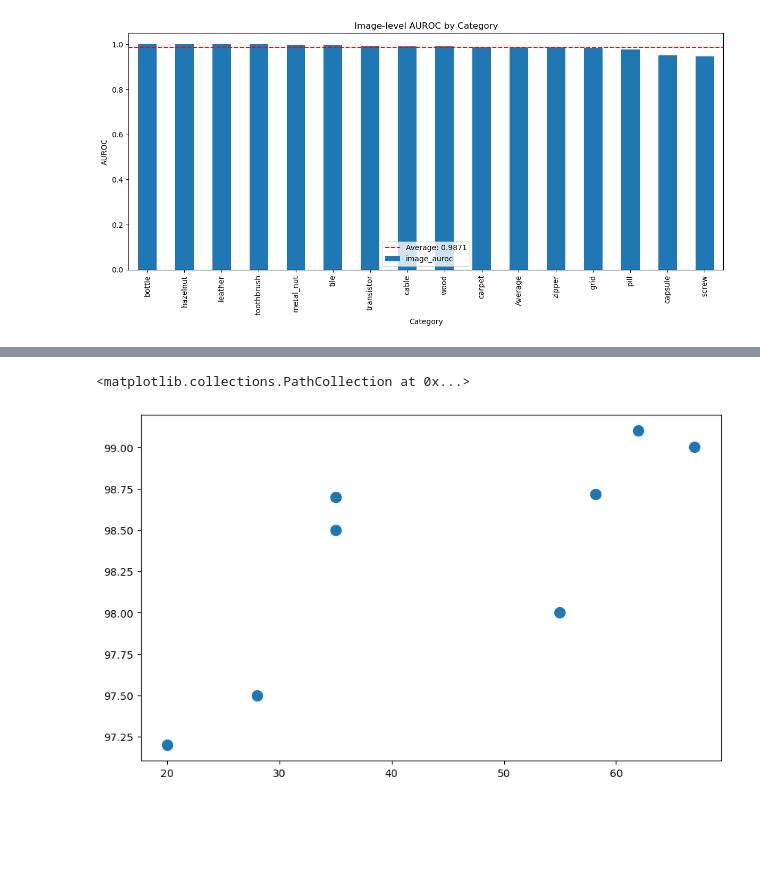
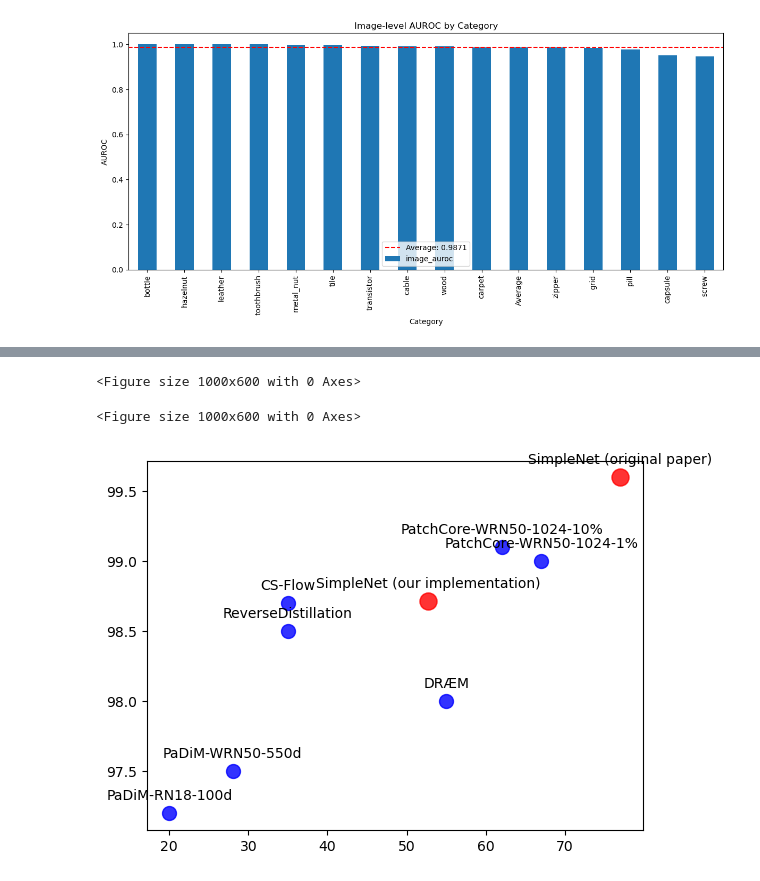
Before and after one commit to b21827541/Deep-Learning---SimpleNet, a Jupyter notebook: Untitled.ipynb, the cells around one changed output, grey strips where cells are left out. Cells and saved outputs as stored; diff of their text form; code cells hidden in the pictures; blank space fills up the shorter version.

```diff
--- a/Untitled.ipynb
+++ b/Untitled.ipynb
@@ -822,8 +828,28 @@ fps_comparison = pd.DataFrame({
 
 # Plot FPS vs AUROC
 plt.figure(figsize=(10, 6))
-plt.scatter(fps_comparison['FPS'], fps_comparison['AUROC'] * 100, s=100)
 # %% [output]
-<matplotlib.collections.PathCollection at 0x...>
+<Figure size 1000x600 with 0 Axes>
-[figure, removed]
+<Figure size 1000x600 with 0 Axes>
+# %%
+# Create a custom color map for our implementations vs others
+colors = ['r' if 'SimpleNet' in method else 'b' for method in fps_comparison.index]
+sizes = [150 if 'SimpleNet' in method else 100 for method in fps_comparison.index]
+
+# Plot with custom colors and sizes
+for i, method in enumerate(fps_comparison.index):
+    plt.scatter(fps_comparison['FPS'][method],
+                fps_comparison['AUROC'][method] * 100,
+                s=sizes[i],
+                c=colors[i],
+                alpha=0.8)
+
+    # Add annotations
+    plt.annotate(method,
+                 (fps_comparison['FPS'][method], fps_comparison['AUROC'][method] * 100),
+                 textcoords="offset points",
+                 xytext=(0, 10),
+                 ha='center')
+# %% [output]
+[figure, added]
 # %%
```
Also changed, not shown: parts of 7 cells of this notebook.
